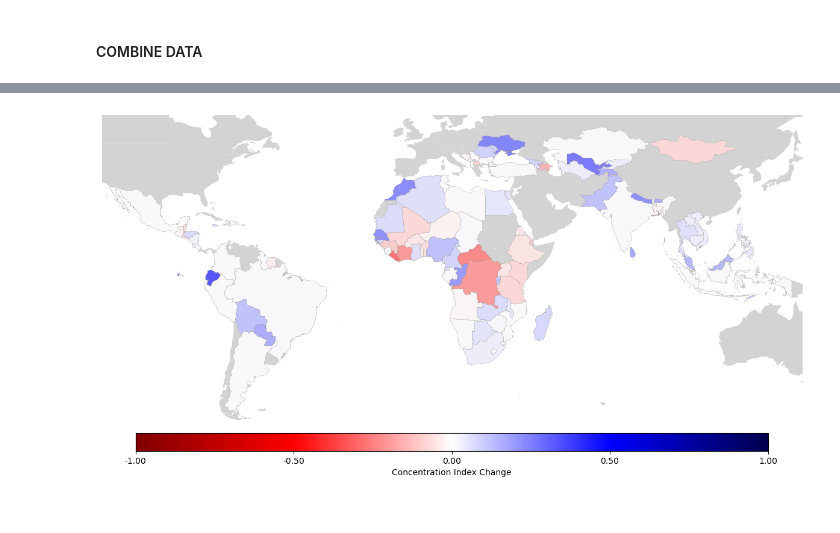
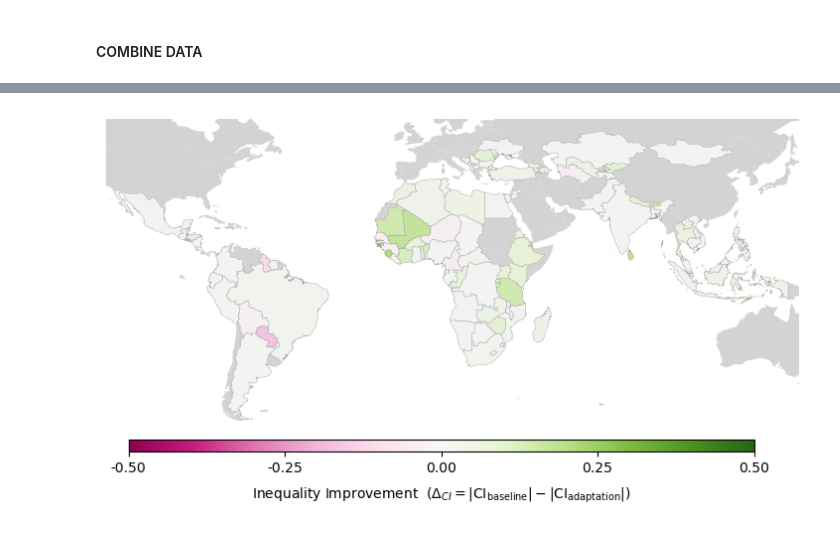
Before and after one commit to mvbnffc/flood-wealth, a Jupyter notebook: notebooks/4_adaptation_figures.ipynb, the cells around one changed output, grey strips where cells are left out. Cells and saved outputs as stored; diff of their text form; code cells hidden in the pictures.

```diff
--- a/notebooks/4_adaptation_figures.ipynb
+++ b/notebooks/4_adaptation_figures.ipynb
@@ -279,9 +350,9 @@ model = 'jrc'
 fp_urban = '30'
 fp_RP = '100'
 # Dry-proofing parameters
-dry_proof_unit_cost = 0.2 # to get dry-proofing costs... % of average regional building unit cost
+dry_proof_unit_cost = 0.05 # to get dry-proofing costs... % of average regional building unit cost
 # Relocation parameters
-rl_urban = '30'
+rl_urban = '13'
 relocation_cost = 3 # factor to multiply relocated capstock
 # Benefit-Cost analysis parameters
 fp_time_period = 80 # years
@@ -291,6 +362,7 @@ rl_discount_rate = 0.03
 dp_time_period = 10
 dp_discount_rate = 0.03
 countries_to_drop = ['Comoros', 'Cabo Verde', 'Dominica', 'Grenada', 'St Lucia', 'Maldives', 'Mauritius', 'Sao Tome & Principe', 'St Vincent & the Grenadines']
+ISOs_to_drop = ['COM', 'CPV', 'DMA', 'GRD', 'LCA', 'MDV', 'MUS', 'STP', 'VCT']
 # %% [markdown]
 #### COMBINE DATA
 # %%
@@ -298,6 +370,7 @@ countries_to_drop = ['Comoros', 'Cabo Verde', 'Dominica', 'Grenada', 'St Lucia',
 with open(os.path.join("..", "config", "config.yaml"), "r") as file:
     config = yaml.safe_load(file)
 countries = config.get("iso_codes", [])
+countries = [iso for iso in countries if iso not in ISOs_to_drop] # remove problem ISOs
 # %%
 baseline, adapted_fp, adapted_dp, adapted_rl, cost_fp, cost_dp, cost_rl = combine_national_bcr_metrics(countries, model, ADM_level, fp_urban, fp_RP, rl_urban)
 baseline_CI, adapted_fp_CI, adapted_dp_CI, adapted_rl_CI = combine_national_CI_metrics(countries, model, fp_urban, fp_RP, rl_urban)
@@ -307,11 +377,13 @@ Error processing DMA: ..\data\results\social_flood\countries\DMA\inequality_metr
 # %%
 # Fix some of the adaptation data
 # Adjust flood-protection cost from millions to actual value
-cost_fp['adaptation_cost']*=1e6
-cost_fp['adj_adaptation_cost']*=1e6
+# cost_fp['adaptation_cost']*=1e6
+cost_fp['min_adaptation_cost']*=1e6
+cost_fp['adaptation_cost'] = cost_fp['min_adaptation_cost']
 # Add dry-proofing costs
 # cost_dp['adaptation_cost'] = cost_dp['average_unit_cost'] * dry_proof_unit_cost * cost_dp['area_dry-proofed']
 cost_dp['adaptation_cost'] = cost_dp['sum_res_capstock'] * dry_proof_unit_cost
+# cost_dp['adaptation_cost'] = cost_dp['area_dry-proofed'] * 100
 # Add relocation costs
 cost_rl['adaptation_cost'] = cost_rl['capstock_relocated'] * relocation_cost
 # %%
@@ -329,6 +401,7 @@ combined_metrics = combine_all_metrics(results_fp, results_dp, results_rl, fp_CI
 # %%
 priority = ['flood_protection', 'dry_proofing', 'relocation']
 best_adaptation = pick_best_adaptation(combined_metrics, priority=priority)
+equality_adaptation = pick_equality_adaptation(combined_metrics, fallback='bcr')
 # %%
 # Save results for analysis later
 to_save = combined_metrics.copy()
@@ -473,15 +595,15 @@ plt.show()
 # %%
 # Plot a map of the flood protection CI metrics
 # Map parameters
-figsize = (15, 10)
-colormap = plt.cm.seismic.reversed()
-colormap_min = -1
-colormap_max = 1
-metric = "CI_change"
+figsize = (9, 6)
+colormap = plt.cm.PiYG
+colormap_min = -0.5
+colormap_max = 0.5
+metric = "CI_delta"
 label = "Concentration Index Change"
 
 # Create a copy of original dataframe for mapping
-map_df = best_adaptation.copy()
+map_df = equality_adaptation.copy()
 # Simplify the admin boundaries (useful for plotting)
 map_df['geometry'] = map_df['geometry'].simplify(tolerance=0.1)
 
@@ -510,33 +632,37 @@ if metric in map_df.columns:
                             cmap=colormap,
                             norm=norm,
                             edgecolor='gray',
                             linewidth=0.2,
                             alpha=0.9)
 
 # # # Add title explicitly to the ax object, not using plt.title
 # ax.set_title(title, fontsize=15, pad=20)
 
 # Set extent
 ax.set_xlim(xmin, xmax)
 ax.set_ylim(ymin, ymax)
 
 # Create a colourbar
 sm = ScalarMappable(cmap=colormap, norm=norm)
 sm.set_array([])
 # Create the colorbar with custom positioning
-cax = fig.add_axes([0.162, 0.2, 0.7, 0.03])  # [left, bottom, width, height]
+cax = fig.add_axes([0.15, 0.2, 0.7, 0.02])  # [left, bottom, width, height]
 cbar = fig.colorbar(sm, cax=cax, orientation='horizontal')
 # Create evenly spaced ticks (5 ticks including min and max)
 tick_values = np.linspace(colormap_min, colormap_max, 5)
 cbar.set_ticks(tick_values)
 # Format the tick labels to have fewer decimal places
 cbar.set_ticklabels([f"{v:.2f}" for v in tick_values])
-cbar.set_label(label)
+cbar.set_label(
+    r'Inequality Improvement  ($\Delta_{CI} = |\mathrm{CI}_{\mathrm{baseline}}| - |\mathrm{CI}_{\mathrm{adaptation}}|$)',
+    labelpad=8,
+    fontsize=10
+)
 
 
 # Turn off the axis
 ax.set_axis_off()
 
 plt.show()
 # %% [output]
-[figure, old version]
+[figure, new version]
```
Also changed, not shown: parts of 6 cells of this notebook.
